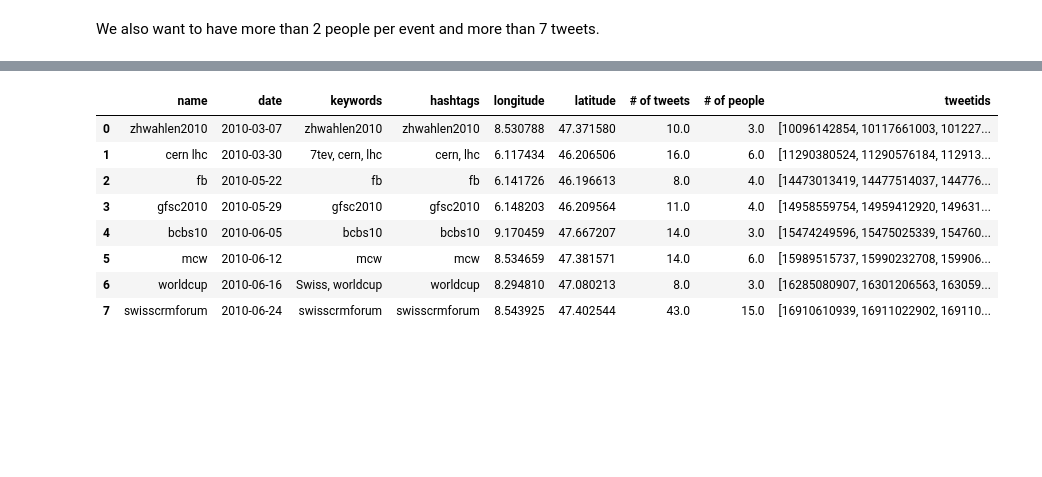
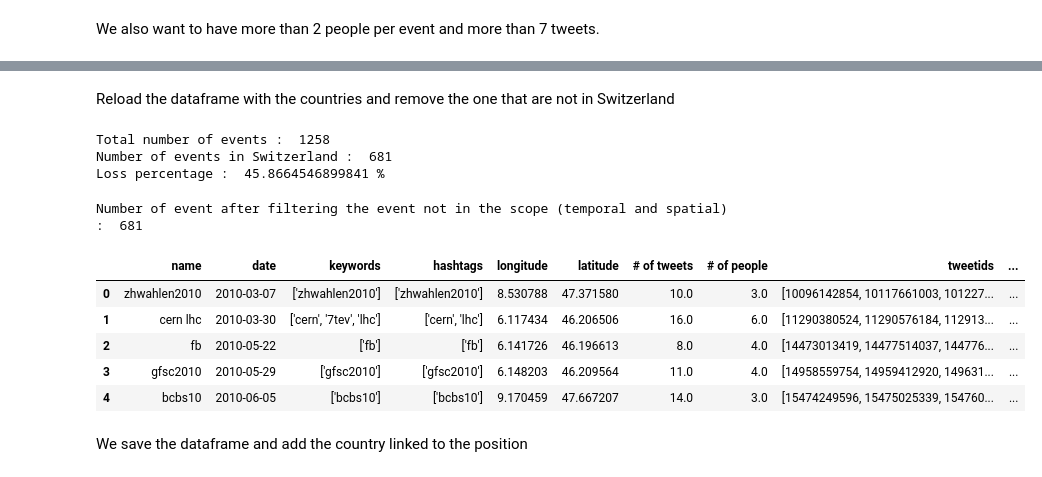
Before and after one commit to agpmilli/swissgeotweet, a Jupyter notebook: event-detection/Event-detection-Alain.ipynb, the cells around one changed output, grey strips where cells are left out. Saved outputs shown, nothing was run; the diff lists cells and outputs as text; code cells hidden in the pictures; blank space fills up the shorter version.

```diff
--- a/event-detection/Event-detection-Alain.ipynb
+++ b/event-detection/Event-detection-Alain.ipynb
@@ -347,13 +283,32 @@ df_event['date'] = pd.DatetimeIndex(df_event['date']).normalize()
+# %% [markdown]
+Reload the dataframe with the countries and remove the one that are not in Switzerland
+# %%
+df_event = pd.read_csv("../twitter-swisscom/twex_event_country.csv", sep=',', encoding='utf-8')
+# %%
+len_total = len(df_event)
+df_event = df_event[df_event.country == 'CH']
+len_swiss = len(df_event)
+print("Total number of events : ", len_total)
+print("Number of events in Switzerland : ", len_swiss)
+print("Loss percentage : ", (1-(len_swiss/len_total))*100, "%")
+# %% [output]
+Total number of events :  1258
+Number of events in Switzerland :  681
+Loss percentage :  45.8664546899841 %
+# %%
+len_event_final = len(df_event)
+print("Number of event after filtering the event not in the scope (temporal and spatial) : ", len_event_final)
+# %% [output]
+Number of event after filtering the event not in the scope (temporal and spatial) :  681
 # %%
-df_event
+df_event.head()
 # %% [output]
-|  | name | date | keywords | hashtags | longitude | latitude | # of tweets | # of people | tweetids |
-| 0 | zhwahlen2010 | 2010-03-07 | zhwahlen2010 | zhwahlen2010 | 8.530788 | 47.371580 | 10.0 | 3.0 | [10096142854, 10117661003, 101227... |
-| 1 | cern lhc | 2010-03-30 | 7tev, cern, lhc | cern, lhc | 6.117434 | 46.206506 | 16.0 | 6.0 | [11290380524, 11290576184, 112913... |
-| 2 | fb | 2010-05-22 | fb | fb | 6.141726 | 46.196613 | 8.0 | 4.0 | [14473013419, 14477514037, 144776... |
-| 3 | gfsc2010 | 2010-05-29 | gfsc2010 | gfsc2010 | 6.148203 | 46.209564 | 11.0 | 4.0 | [14958559754, 14959412920, 149631... |
-| 4 | bcbs10 | 2010-06-05 | bcbs10 | bcbs10 | 9.170459 | 47.667207 | 14.0 | 3.0 | [15474249596, 15475025339, 154760... |
-| 5 | mcw | 2010-06-12 | mcw | mcw | 8.534659 | 47.381571 | 14.0 | 6.0 | [15989515737, 15990232708, 159906... |
-| 6 | worldcup | 2010-06-16 | Swiss, worldcup | worldcup | 8.294810 | 47.080213 | 8.0 | 3.0 | [16285080907, 16301206563, 163059... |
-| 7 | swisscrmforum | 2010-06-24 | swisscrmforum | swisscrmforum | 8.543925 | 47.402544 | 43.0 | 15.0 | [16910610939, 16911022902, 169110... |
+|  | name | date | keywords | hashtags | longitude | latitude | # of tweets | # of people | tweetids | ... |
+| 0 | zhwahlen2010 | 2010-03-07 | ['zhwahlen2010'] | ['zhwahlen2010'] | 8.530788 | 47.371580 | 10.0 | 3.0 | [10096142854, 10117661003, 101227... | ... |
+| 1 | cern lhc | 2010-03-30 | ['cern', '7tev', 'lhc'] | ['cern', 'lhc'] | 6.117434 | 46.206506 | 16.0 | 6.0 | [11290380524, 11290576184, 112913... | ... |
+| 2 | fb | 2010-05-22 | ['fb'] | ['fb'] | 6.141726 | 46.196613 | 8.0 | 4.0 | [14473013419, 14477514037, 144776... | ... |
+| 3 | gfsc2010 | 2010-05-29 | ['gfsc2010'] | ['gfsc2010'] | 6.148203 | 46.209564 | 11.0 | 4.0 | [14958559754, 14959412920, 149631... | ... |
+| 4 | bcbs10 | 2010-06-05 | ['bcbs10'] | ['bcbs10'] | 9.170459 | 47.667207 | 14.0 | 3.0 | [15474249596, 15475025339, 154760... | ... |
+# %% [markdown]
+We save the dataframe and add the country linked to the position
 # %%
```
Also changed, not shown: parts of 37 cells of this notebook, 4 other files.
